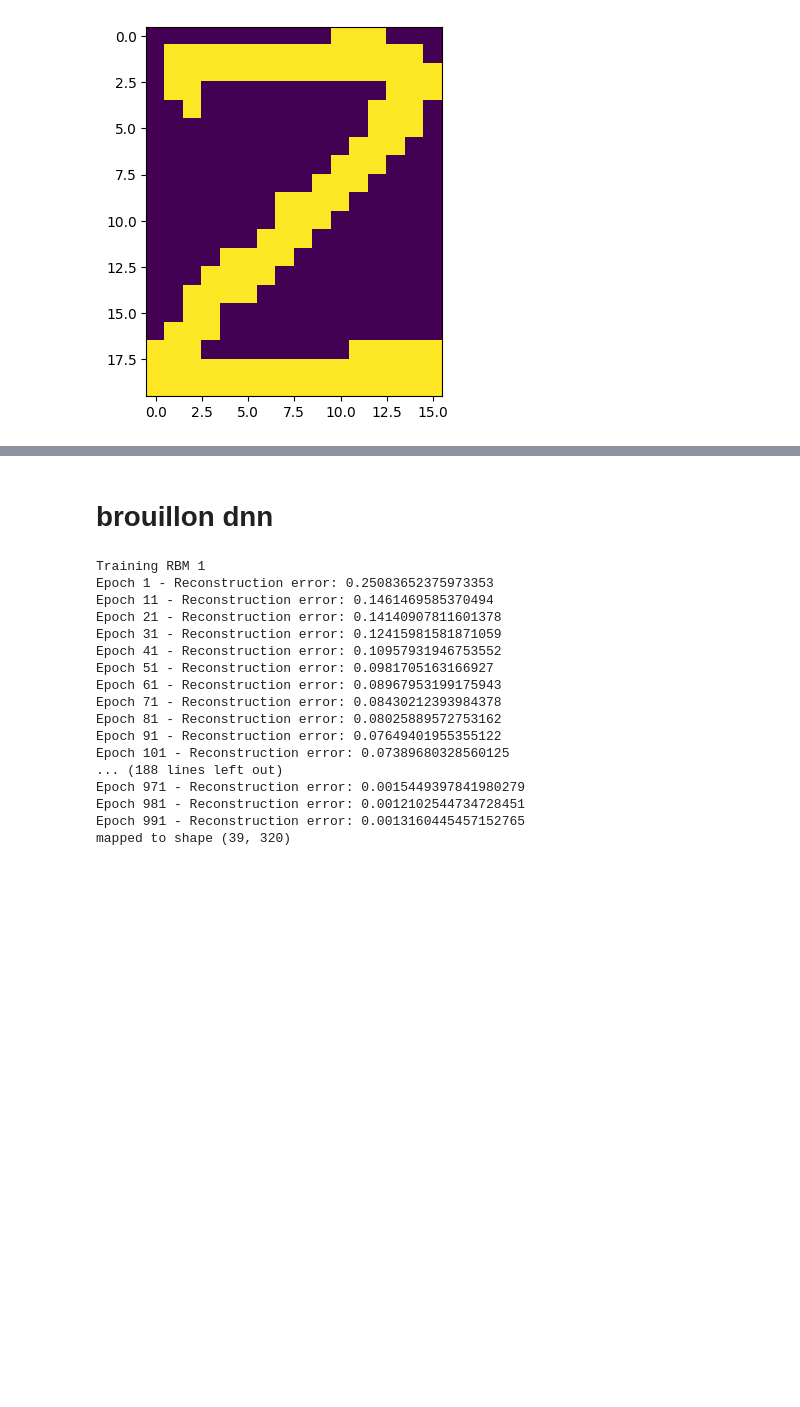
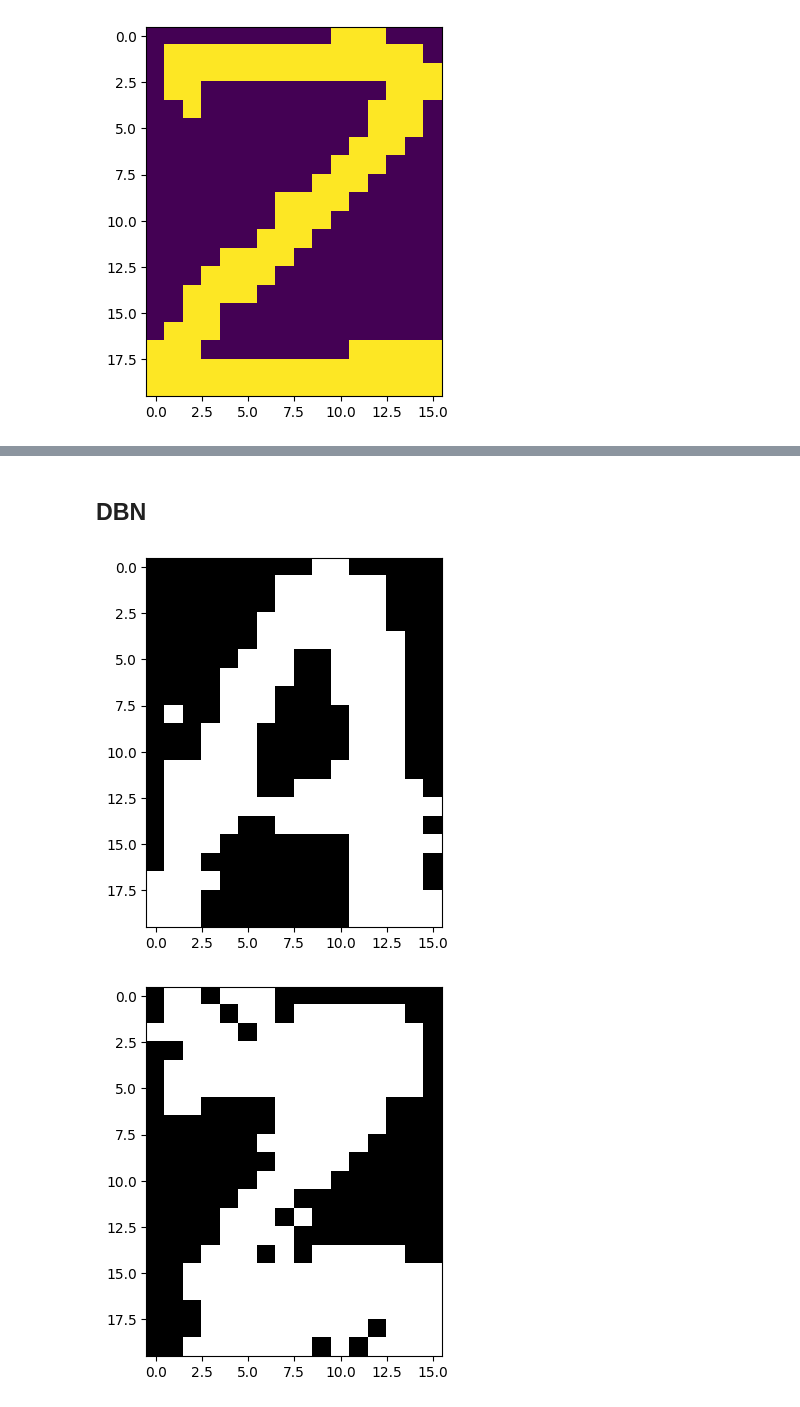
Before and after one commit to AugustinCombes/deeplearning2, a Jupyter notebook: main.ipynb, the cells around one changed output, grey strips where cells are left out. Saved outputs shown, nothing was run; the diff lists cells and outputs as text; code cells hidden in the pictures; blank space fills up the shorter version.

Commit message:
[DBN] Data generation working

```diff
--- a/main.ipynb
+++ b/main.ipynb
@@ -39,46 +29,11 @@ generer_image_RBM(rbm, num_iterations=1000, num_images=5)
-# %% [markdown]
-# brouillon dnn
-# %%
-def init_DBN(sizes):
-    num_layers = len(sizes)
-    dbn = []
-    for i in range(num_layers-1):
-        rbm = init_RBM(sizes[i], sizes[i+1])
-        dbn.append(rbm)
-    return dbn
-
-def dataset_mapper(dataset, function):
-    data = dataset.data
-    data = data.reshape((data.shape[0], -1))
-    dataset.data = function(data)
-    print('mapped to shape', dataset.data.shape)
-    return dataset
-
-def train_DBN(dbn, num_iterations, learning_rate, batch_size, ds):
-    num_layers = len(dbn)
-    for i in range(num_layers):
-        print(f"Training RBM {i+1}")
-        train_RBM(dbn[i], epochs=num_iterations, learning_rate=learning_rate, batch_size=batch_size, ds=ds)
-        ds = dataset_mapper(ds, lambda x: entree_sortie_RBM(dbn[i], x))
-    return dbn
+# %% [markdown]
+## DBN
 # %%
-dbn = init_DBN([320, 200, 320])
-dbn = train_DBN(dbn, 1000, 1e-1, 64, ds=BinaryAlphaDigitsDataset(restrict_labels=['z']))
+from principal_DBN_alpha import *
+
+dbn = init_DBN([320, 100, 50])
+train_DBN(dbn, 1000, 1e-1, 32, ds=BinaryAlphaDigitsDataset(restrict_labels=['z', 'a']))
+generer_image_DBN(dbn, 100, 3)
 # %% [output]
-Training RBM 1
-Epoch 1 - Reconstruction error: 0.25083652375973353
-Epoch 11 - Reconstruction error: 0.1461469585370494
-Epoch 21 - Reconstruction error: 0.14140907811601378
-Epoch 31 - Reconstruction error: 0.12415981581871059
-Epoch 41 - Reconstruction error: 0.10957931946753552
-Epoch 51 - Reconstruction error: 0.0981705163166927
-Epoch 61 - Reconstruction error: 0.08967953199175943
-Epoch 71 - Reconstruction error: 0.08430212393984378
-Epoch 81 - Reconstruction error: 0.08025889572753162
-Epoch 91 - Reconstruction error: 0.07649401955355122
-Epoch 101 - Reconstruction error: 0.07389680328560125
-... (188 lines left out)
-Epoch 971 - Reconstruction error: 0.0015449397841980279
-Epoch 981 - Reconstruction error: 0.0012102544734728451
-Epoch 991 - Reconstruction error: 0.0013160445457152765
-mapped to shape (39, 320)
+[figure, added]
+[figure, added]
```
Also changed, not shown: parts of 7 cells of this notebook, 2 other files.
